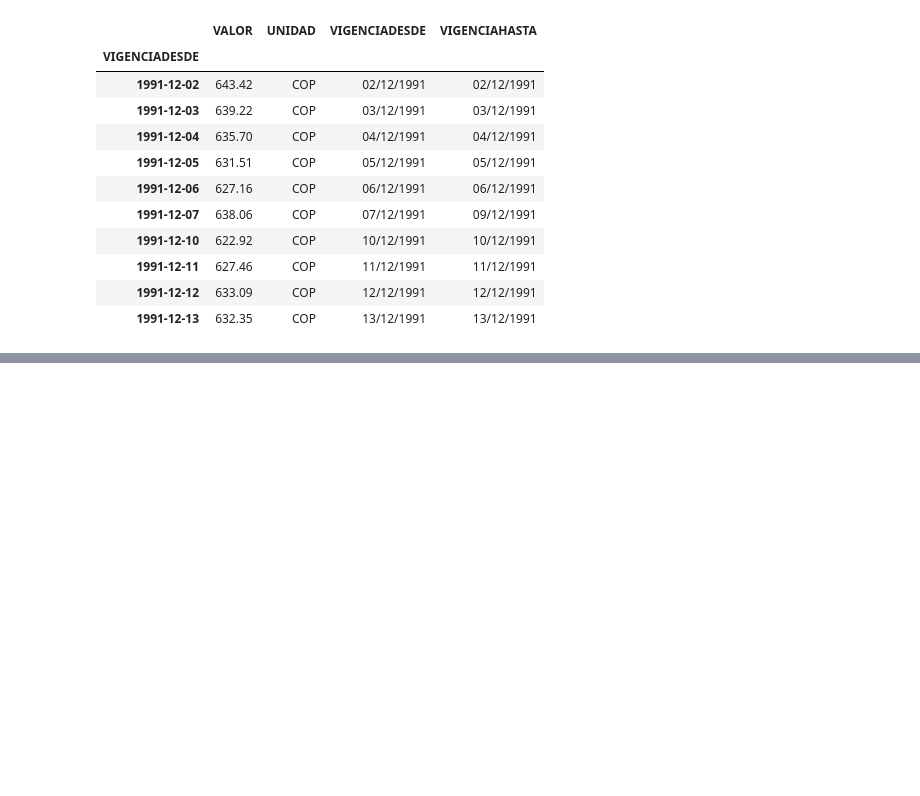
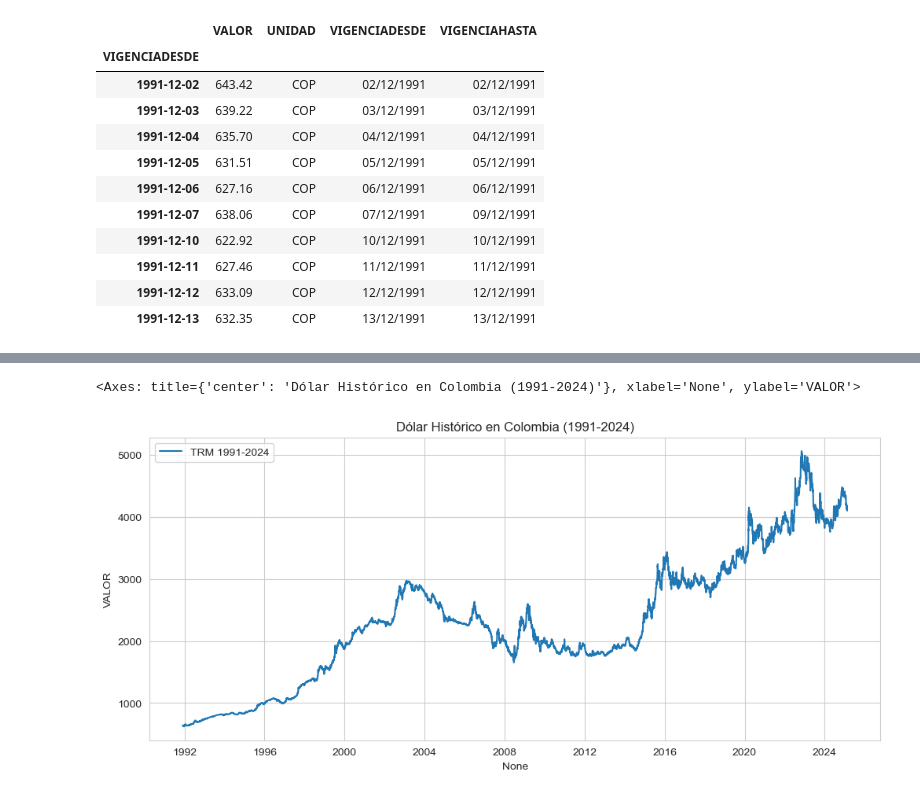
Before and after one commit to sergiolaverde0/fp_sub_IA, a Jupyter notebook: Trabajo_final_JARR_JAJE_SAL.ipynb, the cells around one changed output, grey strips where cells are left out. Drawn from its saved outputs; the diff is of its cells as text; code cells hidden in the pictures; blank space fills up the shorter version.

```diff
--- a/Trabajo_final_JARR_JAJE_SAL.ipynb
+++ b/Trabajo_final_JARR_JAJE_SAL.ipynb
@@ -95,0 +188,12 @@ ChowTest.chow_test(trm, 6000, 'VALOR', ['POSICION'])
+# %%
+sns.set_style("whitegrid")
+plt.figure(figsize=(12, 5))
+plt.title("Dólar Histórico en Colombia (1991-2024)")
+sns.lineplot(
+    label = 'TRM 1991-2024',
+    y = data['VALOR'],
+    x = data.index
+)
+# %% [output]
+<Axes: title={'center': 'Dólar Histórico en Colombia (1991-2024)'}, xlabel='None', ylabel='VALOR'>
+[figure, added]
```
Also changed, not shown: parts of 19 cells of this notebook, 2 other files.
